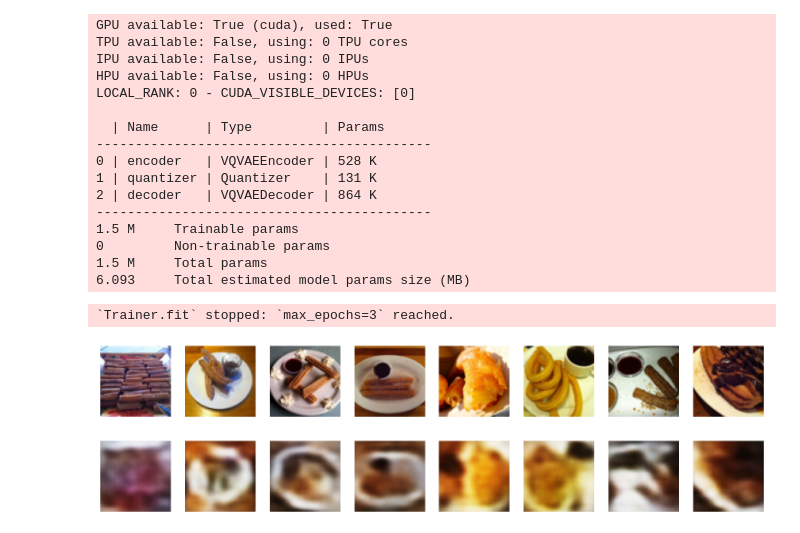
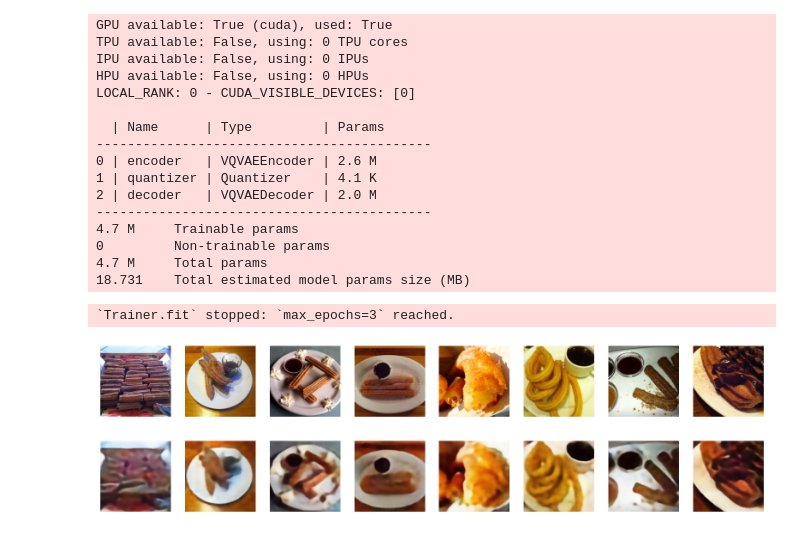
Before and after one commit to andrew264/AudioExpts, a Jupyter notebook: notebooks/vqvae-impl.ipynb, the cells around one changed output. Cells and saved outputs as stored; diff of their text form; code cells hidden in the pictures.

Commit message:
256x256 VQVAE

```diff
--- a/notebooks/vqvae-impl.ipynb
+++ b/notebooks/vqvae-impl.ipynb
@@ -17,17 +15,22 @@ def show_images(images, n=8):
         ax[i].axis("off")
     plt.show()
 # %%
+from torchvision import transforms
+
 trainset = datasets.Food101("../data", split="train", download=True,)
 testset = datasets.Food101("../data", split="test", download=True,)
 def collate_fn(batch):
-    imgs = [x for x, _ in batch]
-    imgs = [x.resize((64, 64)) for x in imgs]
-    np_arr = [(np.asarray(x) / 255.0).tolist() for x in imgs]
-    return torch.tensor(np_arr, dtype=torch.float32).permute(0, 3, 1, 2)
-train_dataloader = torch.utils.data.DataLoader(trainset, batch_size=16, shuffle=True, collate_fn=collate_fn, num_workers=16)
-test_dataloader = torch.utils.data.DataLoader(testset, batch_size=128, shuffle=False, collate_fn=collate_fn, num_workers=16)
+    transform = transforms.Compose([
+        transforms.Resize((256, 256)),
+        transforms.ToTensor(),
+    ])
+
+    imgs = [transform(x) for x, _ in batch]
+    return torch.stack(imgs)
+train_dataloader = torch.utils.data.DataLoader(trainset, batch_size=16, shuffle=True, collate_fn=collate_fn, num_workers=8)
+test_dataloader = torch.utils.data.DataLoader(testset, batch_size=128, shuffle=False, collate_fn=collate_fn, num_workers=8)
 # %%
-vqvae = VQVAE(input_dim=(3, 64, 64), latent_dim=128, num_embeddings=1024)
+vqvae = VQVAE(input_dim=(3, 256, 256), latent_dim=32, num_embeddings=128)
 # %%
 trainer = L.Trainer(max_epochs=3)
 trainer.fit(vqvae, train_dataloader, test_dataloader)
@@ -40,14 +43,14 @@ LOCAL_RANK: 0 - CUDA_VISIBLE_DEVICES: [0]
 
   | Name      | Type         | Params
 -------------------------------------------
-0 | encoder   | VQVAEEncoder | 528 K
-1 | quantizer | Quantizer    | 131 K
-2 | decoder   | VQVAEDecoder | 864 K
+0 | encoder   | VQVAEEncoder | 2.6 M
+1 | quantizer | Quantizer    | 4.1 K
+2 | decoder   | VQVAEDecoder | 2.0 M
 -------------------------------------------
-1.5 M     Trainable params
+4.7 M     Trainable params
 0         Non-trainable params
-1.5 M     Total params
-6.093     Total estimated model params size (MB)
+4.7 M     Total params
+18.731    Total estimated model params size (MB)
 `Trainer.fit` stopped: `max_epochs=3` reached.
 # %%
 test = next(iter(test_dataloader))[:8]
@@ -56,7 +59,7 @@ show_images(test.permute(0, 2, 3, 1).numpy())
 # %% [output]
 [figure]
 # %%
-reconstructions = vqvae(test)[0]
-show_images(reconstructions.permute(0, 2, 3, 1).detach().cpu().numpy())
+reconstructions = vqvae(test)
+show_images(reconstructions[0].permute(0, 2, 3, 1).detach().cpu().numpy())
 # %% [output]
-[figure, old version]
+[figure, new version]
```
Also changed, not shown: parts of 1 cell of this notebook, 1 other file.
